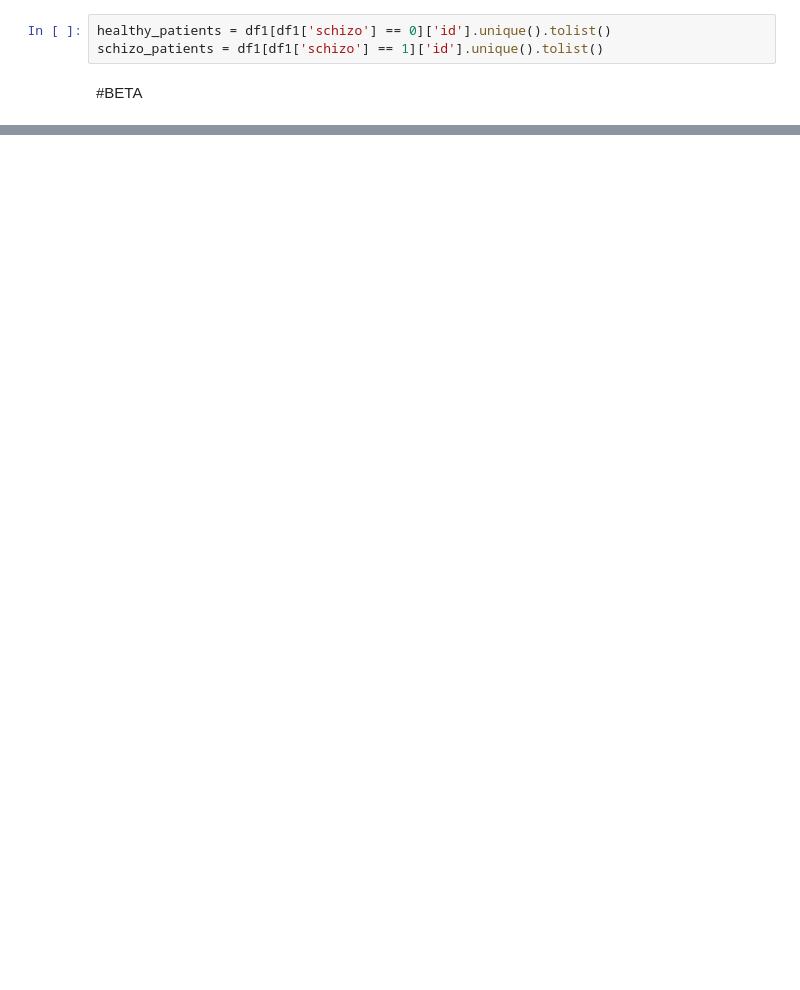
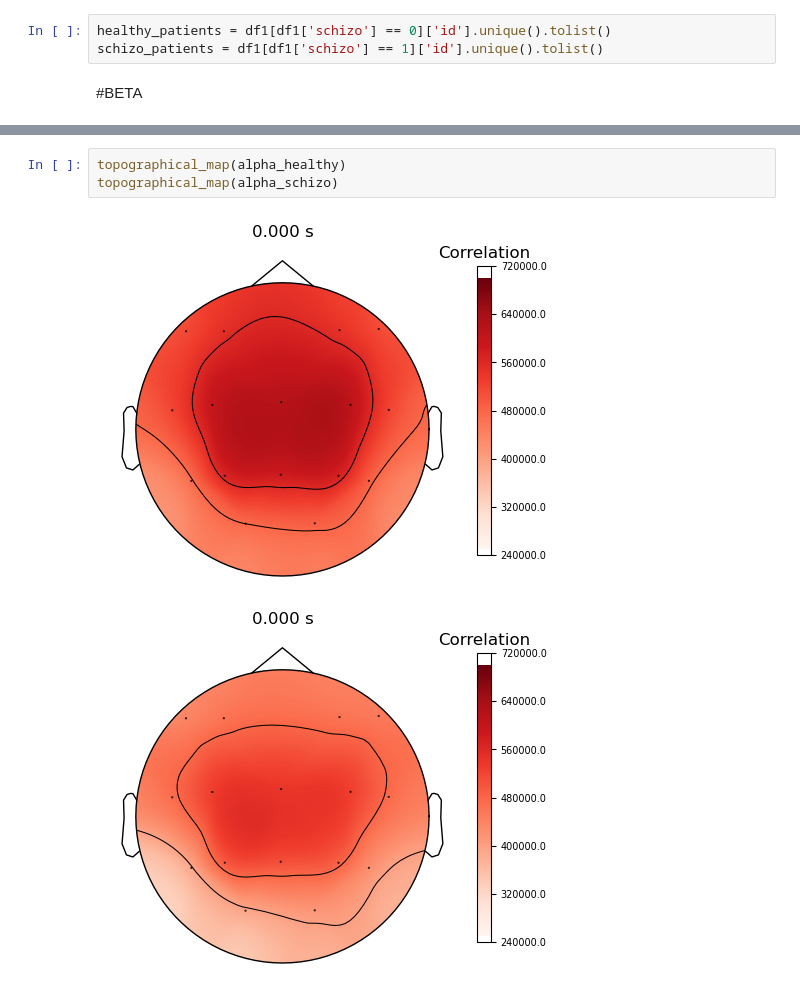
Before and after one commit to Abou1308/SDA-EEG-Group-Project, a Jupyter notebook: correllation_matrix.ipynb, the cells around one changed output, grey strips where cells are left out. Cells and saved outputs as stored; diff of their text form; blank space fills up the shorter version.

```diff
--- a/correllation_matrix.ipynb
+++ b/correllation_matrix.ipynb
@@ -112,0 +239,6 @@ plot_correlation_matrices(healthy_patients, schizo_patients, wave_option='power_
+# %%
+topographical_map(alpha_healthy)
+topographical_map(alpha_schizo)
+# %% [output]
+[figure, added]
+[figure, added]
```
Also changed, not shown: parts of 12 cells of this notebook.
